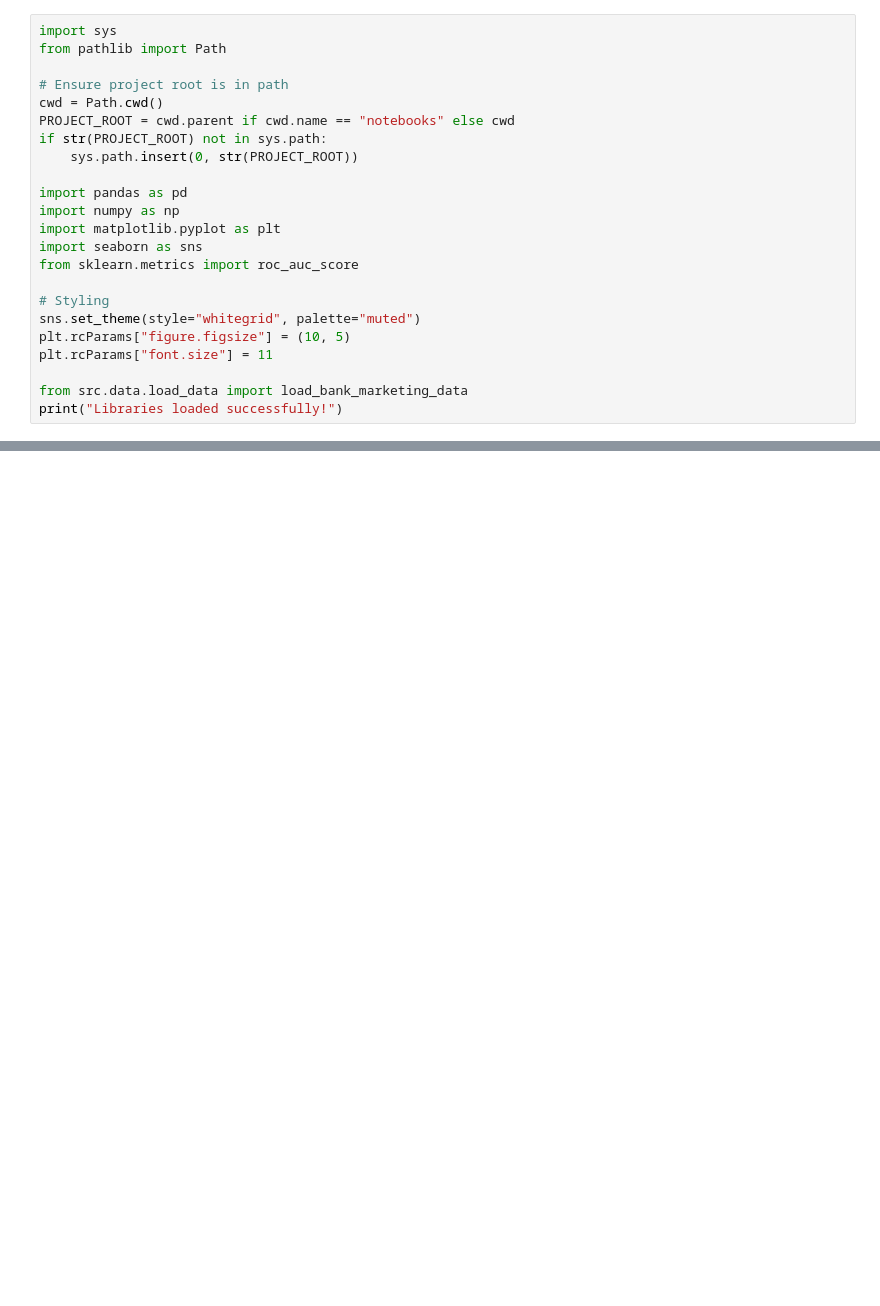
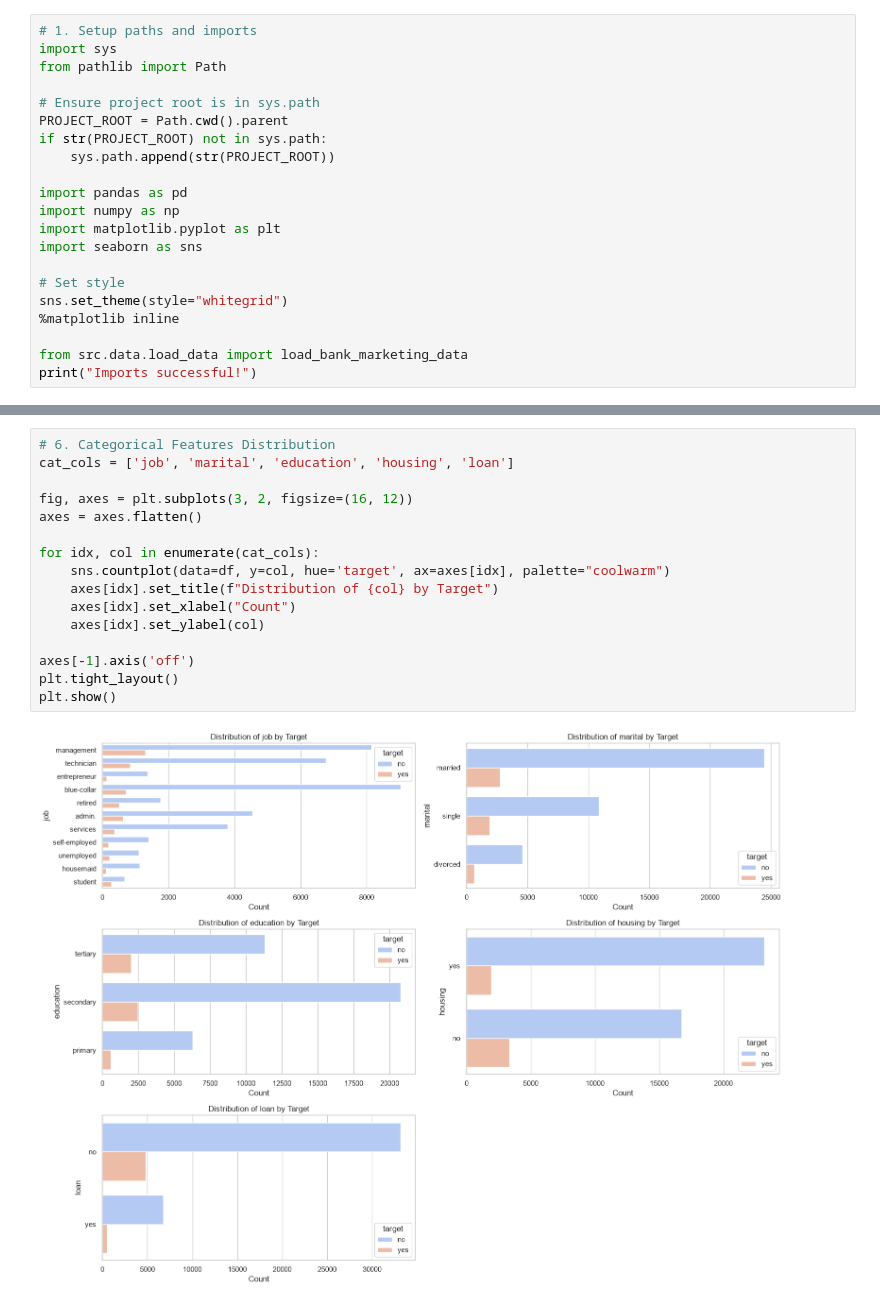
Before and after one commit to Deaversbp/uci_banking_ML_project, a Jupyter notebook: notebooks/01_data_exploration.ipynb, the cells around one changed output, grey strips where cells are left out. Drawn from its saved outputs; the diff is of its cells as text; blank space fills up the shorter version.

```diff
--- a/notebooks/01_data_exploration.ipynb
+++ b/notebooks/01_data_exploration.ipynb
@@ -19,24 +13,22 @@ Perform a comprehensive data audit and exploratory analysis **before building an
 # %%
+# 1. Setup paths and imports
 import sys
 from pathlib import Path
 
-# Ensure project root is in path
-cwd = Path.cwd()
-PROJECT_ROOT = cwd.parent if cwd.name == "notebooks" else cwd
+# Ensure project root is in sys.path
+PROJECT_ROOT = Path.cwd().parent
 if str(PROJECT_ROOT) not in sys.path:
-    sys.path.insert(0, str(PROJECT_ROOT))
+    sys.path.append(str(PROJECT_ROOT))
 
 import pandas as pd
 import numpy as np
 import matplotlib.pyplot as plt
 import seaborn as sns
-from sklearn.metrics import roc_auc_score
 
-# Styling
-sns.set_theme(style="whitegrid", palette="muted")
-plt.rcParams["figure.figsize"] = (10, 5)
-plt.rcParams["font.size"] = 11
+# Set style
+sns.set_theme(style="whitegrid")
+%matplotlib inline
 
 from src.data.load_data import load_bank_marketing_data
-print("Libraries loaded successfully!")
+print("Imports successful!")
 # %% [output]
@@ -343,0 +102,18 @@ Unit of analysis: Contact-level interactions rather than strictly unique custome
+# %%
+# 6. Categorical Features Distribution
+cat_cols = ['job', 'marital', 'education', 'housing', 'loan']
+
+fig, axes = plt.subplots(3, 2, figsize=(16, 12))
+axes = axes.flatten()
+
+for idx, col in enumerate(cat_cols):
+    sns.countplot(data=df, y=col, hue='target', ax=axes[idx], palette="coolwarm")
+    axes[idx].set_title(f"Distribution of {col} by Target")
+    axes[idx].set_xlabel("Count")
+    axes[idx].set_ylabel(col)
+
+axes[-1].axis('off')
+plt.tight_layout()
+plt.show()
+# %% [output]
+[figure, added]
```
Also changed, not shown: parts of 22 cells of this notebook.
